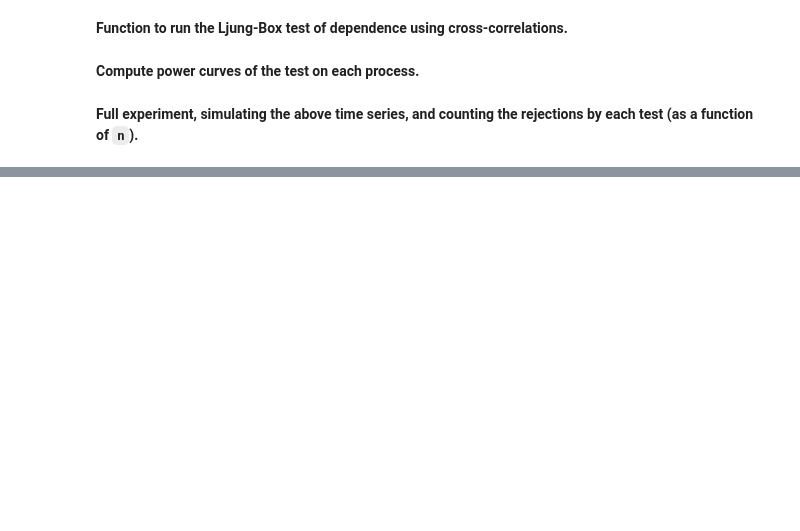
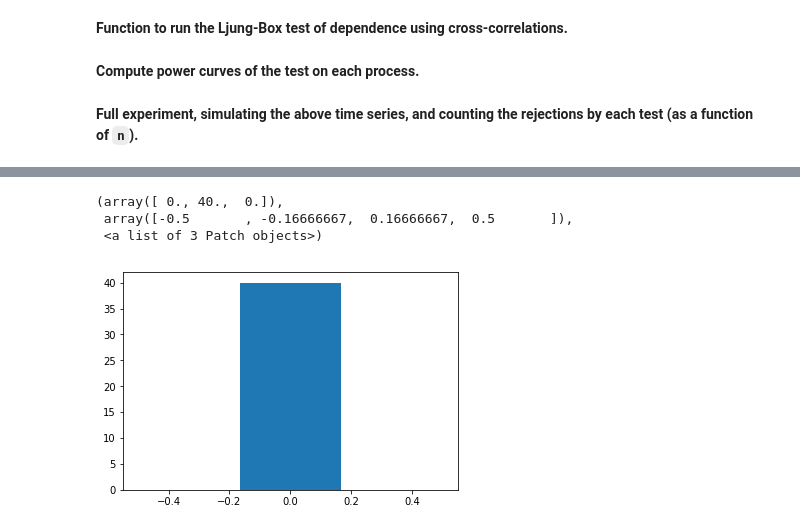
Before and after one commit to neurodata/mgcpy-old, a Jupyter notebook: demos/time-series.ipynb, the cells around one changed output, grey strips where cells are left out. Drawn from its saved outputs; the diff is of its cells as text; code cells hidden in the pictures; blank space fills up the shorter version.

```diff
--- a/demos/time-series.ipynb
+++ b/demos/time-series.ipynb
@@ -31,14 +35,3 @@ def compute_mgc_ts(X, Y, max_lag, is_fast = False):
     return mgc_ts_statistic, p_value
 # %% [markdown]
 **Example: simulate data `X` and `Y` in the form of `n`-by-`p` and `n`-by-`q` matrices respectively, where `n` is the sample size.**
-# %%
-n = 40
-p = 1
-q = 1
-max_lag = 0 # 'M' parameter for CDCV test.
-
-X = np.random.normal(0.0, 1.0, n*p).reshape(n,p)
-Y = np.random.normal(0.0, 1.0, n*q).reshape(n,q)
-
-CDCV_statistic, p_value = compute_cdcv(X, Y, max_lag)
-MGC_TS_statistic, p_value = compute_mgc_ts(X, Y, max_lag, is_fast = True)
@@ -108,3 +96,16 @@ def nonlin_dep_ma1(n):
         Y[t] = etas[t]*etas[t-1]*epsilons[t-1]
 
     return X, Y
+# %%
+# Test for optimal lag.
+n = 30
+max_lag = 3
+# num_sims = 20
+# opt_lags = np.zeros(num_sims)
+
+X, Y = lin_dep_ar1(n)
+CDCV_statistic, p_value, optimal_lag = compute_cdcv(X, Y, max_lag)
+opt_lags[s] = optimal_lag
+
+# plt.hist(opt_lags, bins=3)
+# MGC_TS_statistic, p_value, = compute_mgc_ts(X, Y, max_lag)
@@ -212,0 +255,7 @@ Estimating power at sample size:  50...............
+# %%
+plt.hist(detects_cdcv, bins = 3)
+# %% [output]
+(array([ 0., 40.,  0.]),
+ array([-0.5       , -0.16666667,  0.16666667,  0.5       ]),
+ <a list of 3 Patch objects>)
+[figure, added]
```
Also changed, not shown: parts of 7 cells of this notebook, 2 other files.
